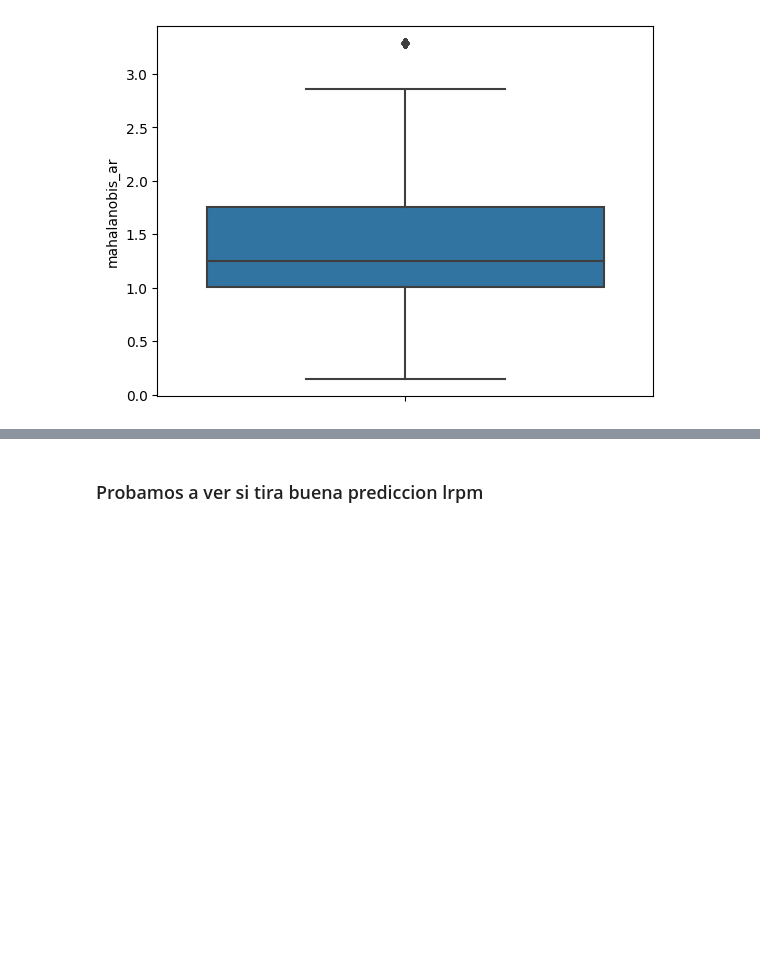
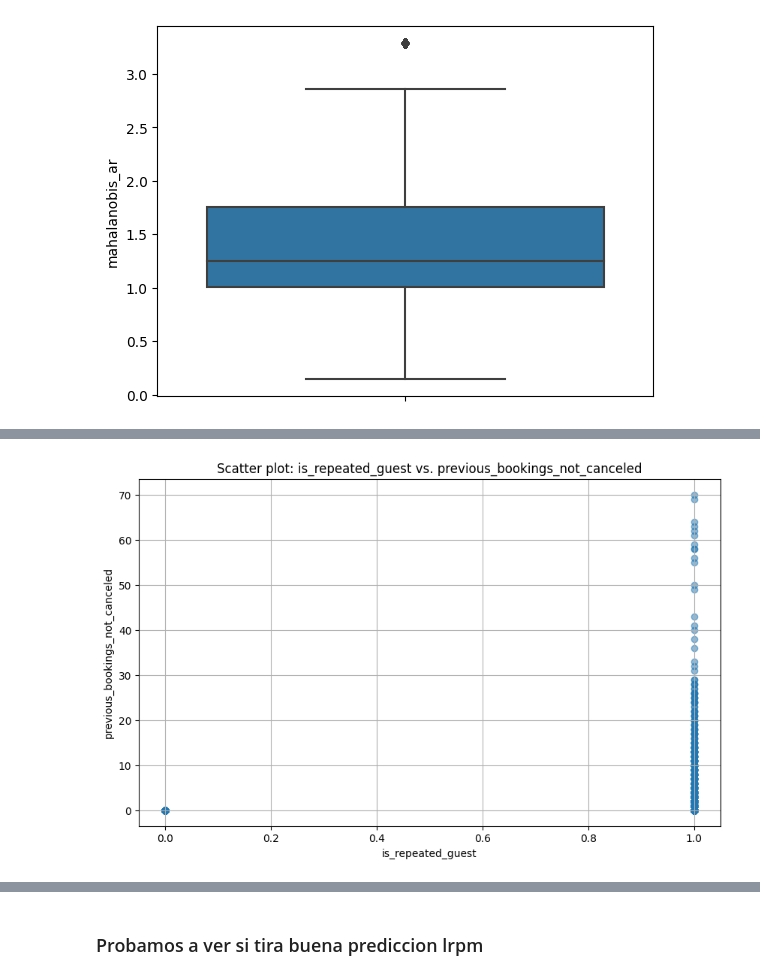
Before and after one commit to lautitorraca/7506R-2C2023-GRUPO24, a Jupyter notebook: TP1/limpieza_de_datos.ipynb, the cells around one changed output, grey strips where cells are left out. Cells and saved outputs as stored; diff of their text form; code cells hidden in the pictures; blank space fills up the shorter version.

```diff
--- a/TP1/limpieza_de_datos.ipynb
+++ b/TP1/limpieza_de_datos.ipynb
@@ -547,0 +593,13 @@ df_test['stays_in_weekend_nights'] = df_test['stays_in_weekend_nights'].round().
+# %%
+import matplotlib.pyplot as plt
+
+# Creando el scatter plot
+plt.figure(figsize=(10, 6))
+plt.scatter(df_train['is_repeated_guest'], df_train['previous_bookings_not_canceled'], alpha=0.5)
+plt.title('Scatter plot: is_repeated_guest vs. previous_bookings_not_canceled')
+plt.xlabel('is_repeated_guest')
+plt.ylabel('previous_bookings_not_canceled')
+plt.grid(True)
+plt.show()
+# %% [output]
+[figure, added]
```
Also changed, not shown: parts of 12 cells of this notebook.
